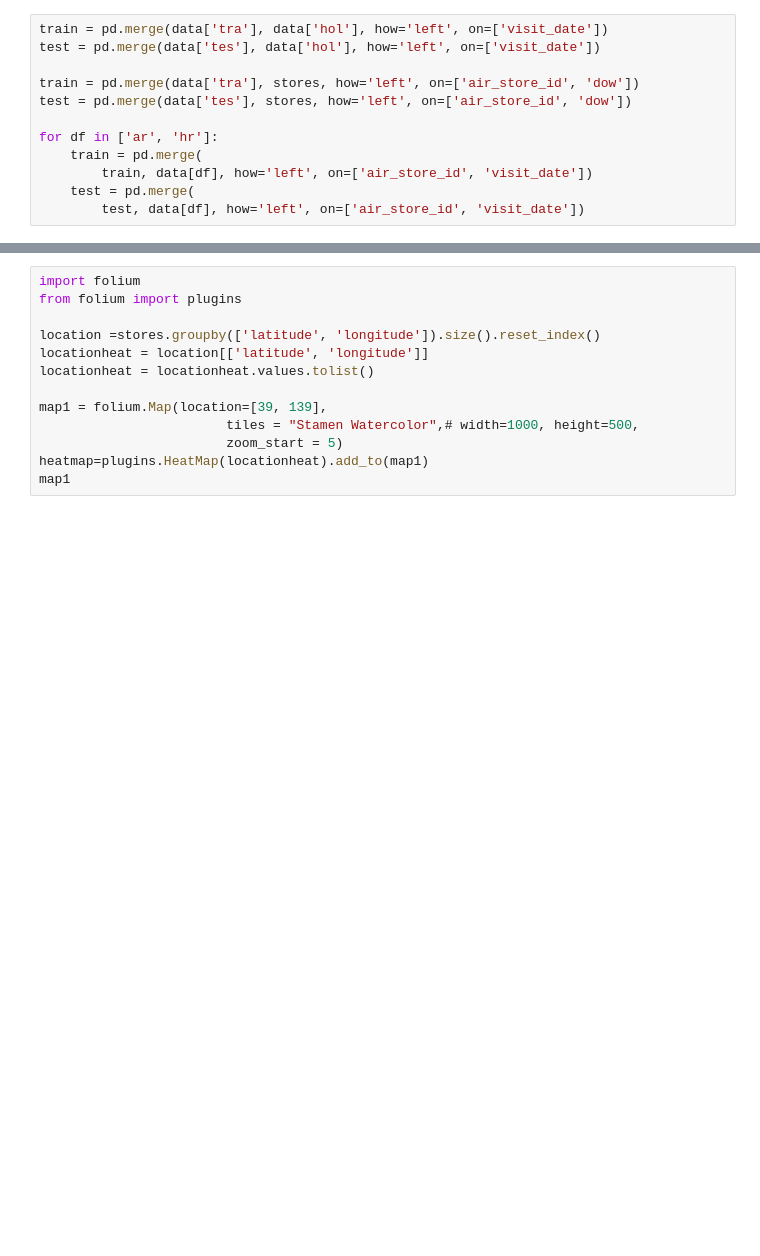
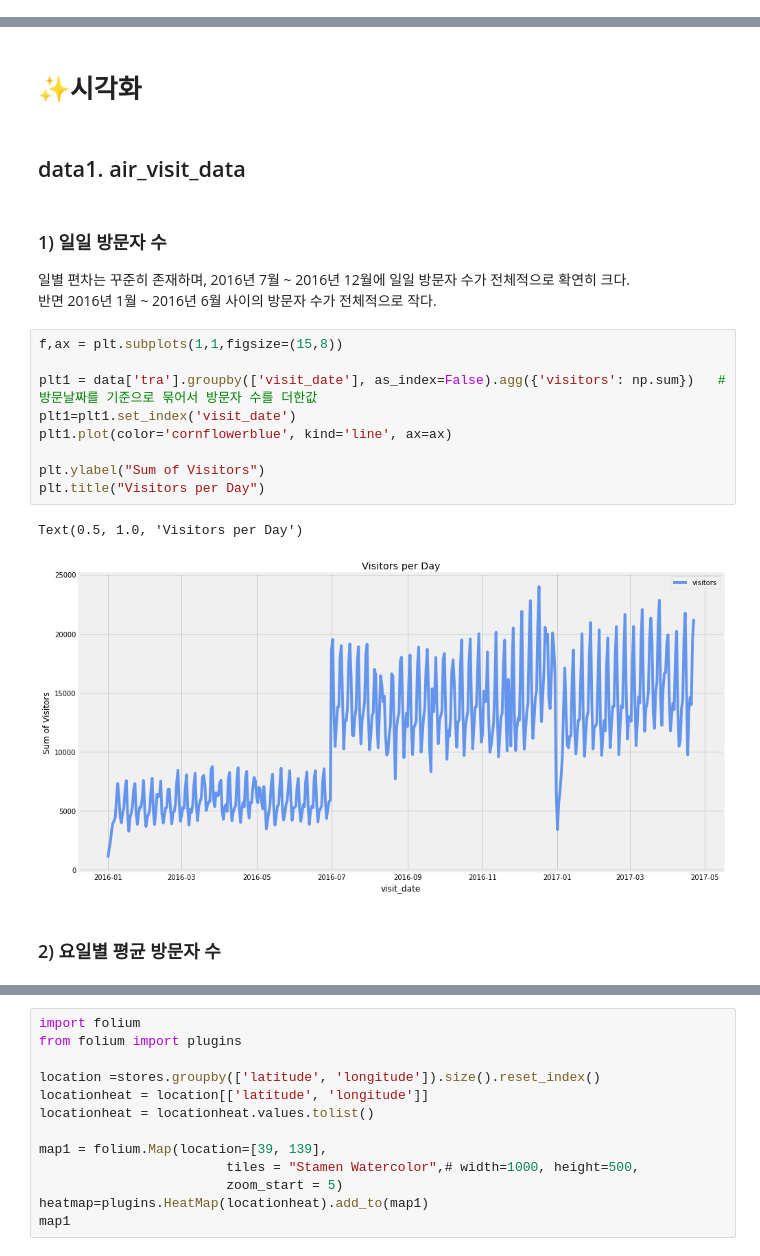
Before and after one commit to rinrin528/AIFFEL-1st-Hackathon, a Jupyter notebook: EDA/EDA통합본.ipynb, the cells around one changed output, grey strips where cells are left out. Drawn from its saved outputs; the diff is of its cells as text; blank space fills up the shorter version.

Commit message:
data4~7 정리 완료

```diff
--- a/EDA/EDA통합본.ipynb
+++ b/EDA/EDA통합본.ipynb
@@ -251,12 +8,0 @@ data['hol']['visit_date'] = data['hol']['visit_date'].dt.date
-# %%
-train = pd.merge(data['tra'], data['hol'], how='left', on=['visit_date'])
-test = pd.merge(data['tes'], data['hol'], how='left', on=['visit_date'])
-
-train = pd.merge(data['tra'], stores, how='left', on=['air_store_id', 'dow'])
-test = pd.merge(data['tes'], stores, how='left', on=['air_store_id', 'dow'])
-
-for df in ['ar', 'hr']:
-    train = pd.merge(
-        train, data[df], how='left', on=['air_store_id', 'visit_date'])
-    test = pd.merge(
-        test, data[df], how='left', on=['air_store_id', 'visit_date'])
@@ -284,0 +147,22 @@ Text(0.5, 1.0, 'Visitors')
+# %% [markdown]
+# ✨시각화
+# %% [markdown]
+## data1. air_visit_data
+# %% [markdown]
+### 1) 일일 방문자 수
+일별 편차는 꾸준히 존재하며, 2016년 7월 ~ 2016년 12월에 일일 방문자 수가 전체적으로 확연히 크다.<br>
+반면 2016년 1월 ~ 2016년 6월 사이의 방문자 수가 전체적으로 작다.
+# %%
+f,ax = plt.subplots(1,1,figsize=(15,8))
+
+plt1 = data['tra'].groupby(['visit_date'], as_index=False).agg({'visitors': np.sum})   # 방문날짜를 기준으로 묶어서 방문자 수를 더한값
+plt1=plt1.set_index('visit_date')
+plt1.plot(color='cornflowerblue', kind='line', ax=ax)
+
+plt.ylabel("Sum of Visitors")
+plt.title("Visitors per Day")
+# %% [output]
+Text(0.5, 1.0, 'Visitors per Day')
+[figure, added]
+# %% [markdown]
+### 2) 요일별 평균 방문자 수
```
Also changed, not shown: parts of 145 cells of this notebook.
